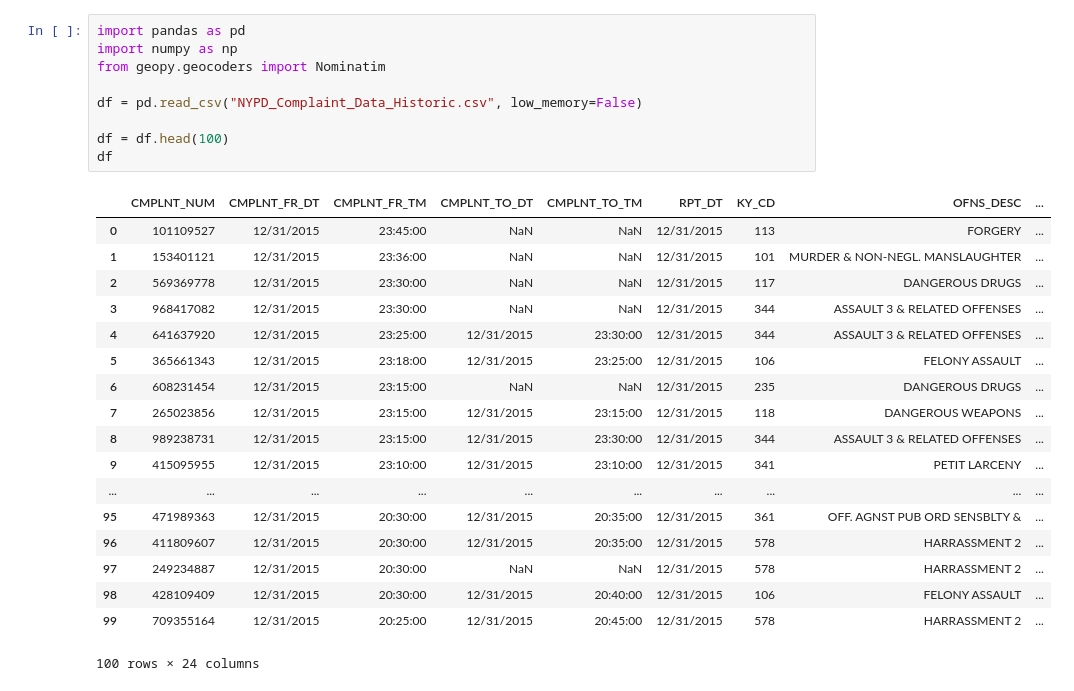
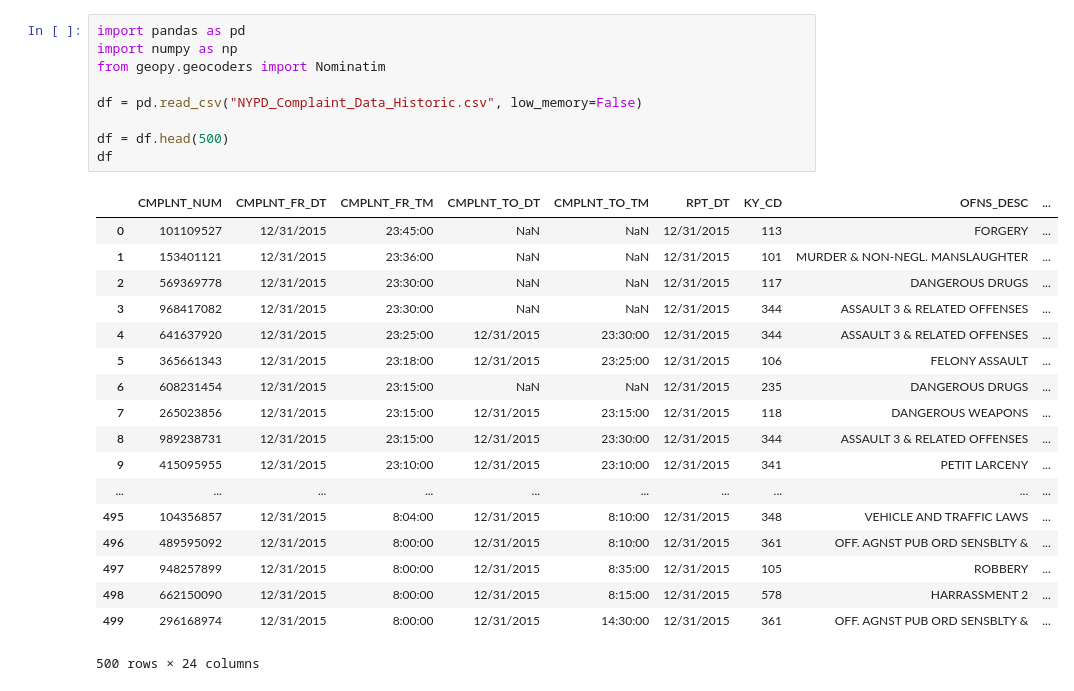
Before and after one commit to rmanzano-sps/IS_362_Final, a Jupyter notebook: crimes_report.ipynb, the cells around one changed output. Drawn from its saved outputs; the diff is of its cells as text.

```diff
--- a/crimes_report.ipynb
+++ b/crimes_report.ipynb
@@ -1,31 +1,31 @@
 # %%
 import pandas as pd
 import numpy as np
 from geopy.geocoders import Nominatim
 
 df = pd.read_csv("NYPD_Complaint_Data_Historic.csv", low_memory=False)
 
-df = df.head(100)
+df = df.head(500)
 df
 # %% [output]
 |  | CMPLNT_NUM | CMPLNT_FR_DT | CMPLNT_FR_TM | CMPLNT_TO_DT | CMPLNT_TO_TM | RPT_DT | KY_CD | OFNS_DESC | ... |
 | 0 | 101109527 | 12/31/2015 | 23:45:00 | NaN | NaN | 12/31/2015 | 113 | FORGERY | ... |
 | 1 | 153401121 | 12/31/2015 | 23:36:00 | NaN | NaN | 12/31/2015 | 101 | MURDER & NON-NEGL. MANSLAUGHTER | ... |
 | 2 | 569369778 | 12/31/2015 | 23:30:00 | NaN | NaN | 12/31/2015 | 117 | DANGEROUS DRUGS | ... |
 | 3 | 968417082 | 12/31/2015 | 23:30:00 | NaN | NaN | 12/31/2015 | 344 | ASSAULT 3 & RELATED OFFENSES | ... |
 | 4 | 641637920 | 12/31/2015 | 23:25:00 | 12/31/2015 | 23:30:00 | 12/31/2015 | 344 | ASSAULT 3 & RELATED OFFENSES | ... |
 | 5 | 365661343 | 12/31/2015 | 23:18:00 | 12/31/2015 | 23:25:00 | 12/31/2015 | 106 | FELONY ASSAULT | ... |
 | 6 | 608231454 | 12/31/2015 | 23:15:00 | NaN | NaN | 12/31/2015 | 235 | DANGEROUS DRUGS | ... |
 | 7 | 265023856 | 12/31/2015 | 23:15:00 | 12/31/2015 | 23:15:00 | 12/31/2015 | 118 | DANGEROUS WEAPONS | ... |
 | 8 | 989238731 | 12/31/2015 | 23:15:00 | 12/31/2015 | 23:30:00 | 12/31/2015 | 344 | ASSAULT 3 & RELATED OFFENSES | ... |
 | 9 | 415095955 | 12/31/2015 | 23:10:00 | 12/31/2015 | 23:10:00 | 12/31/2015 | 341 | PETIT LARCENY | ... |
 | ... | ... | ... | ... | ... | ... | ... | ... | ... | ... |
-| 95 | 471989363 | 12/31/2015 | 20:30:00 | 12/31/2015 | 20:35:00 | 12/31/2015 | 361 | OFF. AGNST PUB ORD SENSBLTY & | ... |
-| 96 | 411809607 | 12/31/2015 | 20:30:00 | 12/31/2015 | 20:35:00 | 12/31/2015 | 578 | HARRASSMENT 2 | ... |
-| 97 | 249234887 | 12/31/2015 | 20:30:00 | NaN | NaN | 12/31/2015 | 578 | HARRASSMENT 2 | ... |
-| 98 | 428109409 | 12/31/2015 | 20:30:00 | 12/31/2015 | 20:40:00 | 12/31/2015 | 106 | FELONY ASSAULT | ... |
-| 99 | 709355164 | 12/31/2015 | 20:25:00 | 12/31/2015 | 20:45:00 | 12/31/2015 | 578 | HARRASSMENT 2 | ... |
+| 495 | 104356857 | 12/31/2015 | 8:04:00 | 12/31/2015 | 8:10:00 | 12/31/2015 | 348 | VEHICLE AND TRAFFIC LAWS | ... |
+| 496 | 489595092 | 12/31/2015 | 8:00:00 | 12/31/2015 | 8:10:00 | 12/31/2015 | 361 | OFF. AGNST PUB ORD SENSBLTY & | ... |
+| 497 | 948257899 | 12/31/2015 | 8:00:00 | 12/31/2015 | 8:35:00 | 12/31/2015 | 105 | ROBBERY | ... |
+| 498 | 662150090 | 12/31/2015 | 8:00:00 | 12/31/2015 | 8:15:00 | 12/31/2015 | 578 | HARRASSMENT 2 | ... |
+| 499 | 296168974 | 12/31/2015 | 8:00:00 | 12/31/2015 | 14:30:00 | 12/31/2015 | 361 | OFF. AGNST PUB ORD SENSBLTY & | ... |
-100 rows × 24 columns
+500 rows × 24 columns
 # %%
 crimes_df = pd.DataFrame()
 crimes_df['Latitude'] = df['Latitude']
```
Also changed, not shown: parts of 3 cells of this notebook, 4 other files.
